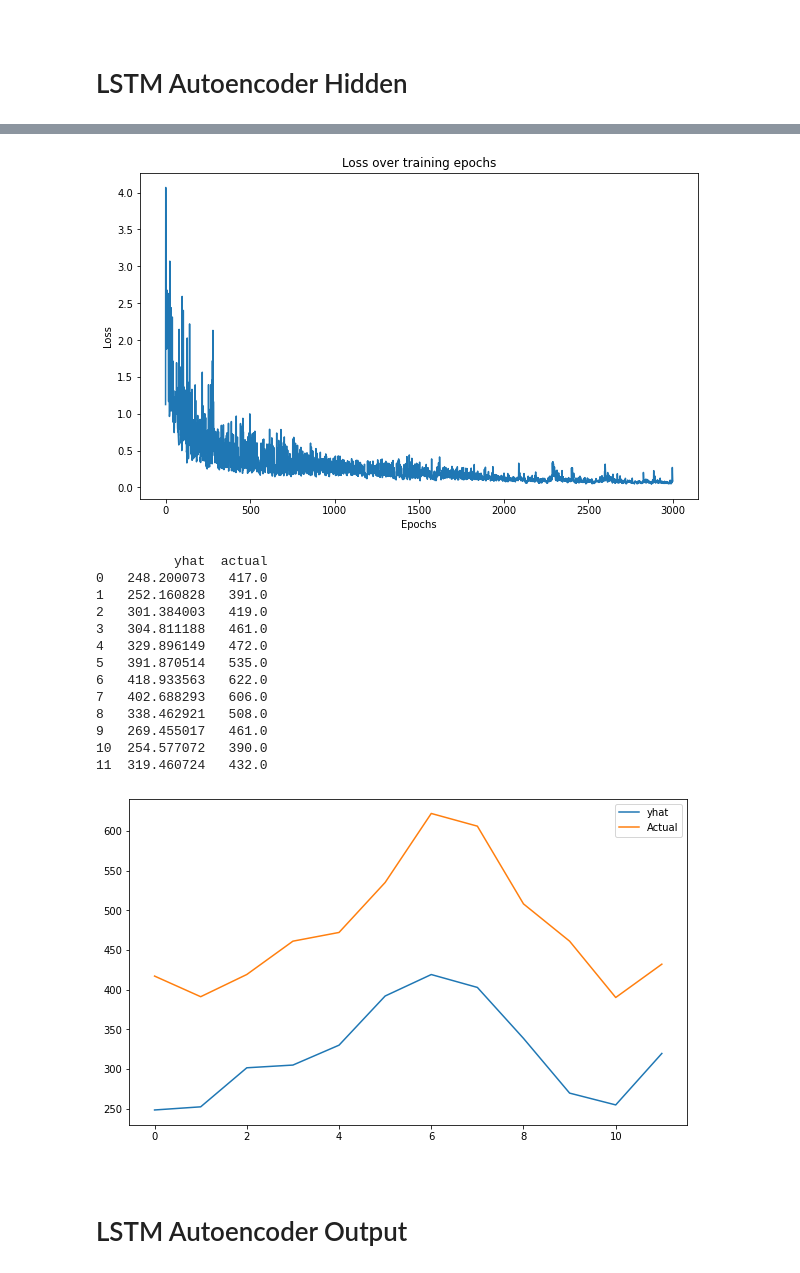
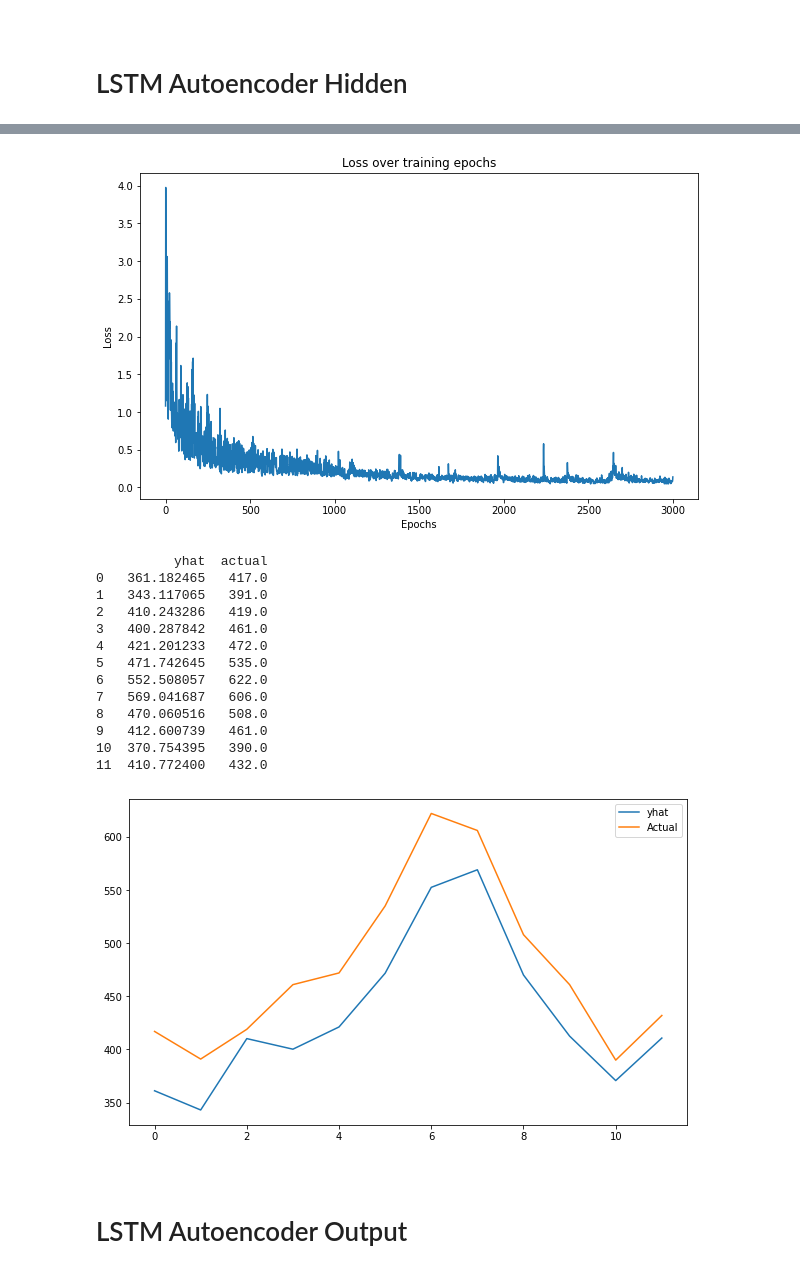
Before and after one commit to dunnohow/LSTM_Autoencoder, a Jupyter notebook: Flight_seq2seq_experiment.ipynb, the cells around one changed output, grey strips where cells are left out. Cells and saved outputs as stored; diff of their text form; code cells hidden in the pictures.

```diff
--- a/Flight_seq2seq_experiment.ipynb
+++ b/Flight_seq2seq_experiment.ipynb
@@ -223,23 +231,24 @@ class Encoder(nn.Module):
 
     self.rnn1 = nn.LSTM(
       input_size=n_features,
-      hidden_size=self.hidden_dim,
+      hidden_size=self.hidden_dim // 2,
       num_layers=1,
-      batch_first=True
+      batch_first=True,
+      bidirectional = True # Doubles the hidden_dim
     )
 
     self.rnn2 = nn.LSTM(
       input_size=self.hidden_dim,
       hidden_size=embedding_dim,
       num_layers=1,
-      batch_first=True
+      batch_first=True,
+      bidirectional = False
     )
 
   def forward(self, x):
 
     x, (_, _) = self.rnn1(x)
     x, (hidden_n, _) = self.rnn2(x)
-
     return hidden_n.reshape((self.n_features, self.embedding_dim))
 # %%
 class Decoder(nn.Module):
@@ -334,5 +358,5 @@ def train_model(model, train_dataset, n_epochs):
     plt.show()
     return model.eval(), history
 # %%
-model, history = train_model(model1, train_loader, epochs)
+model, history = train_model(model1, train_loader, 3000)
 # %% [output]
@@ -356,2 +380,2 @@ Epoch 3000: train loss 0.08733553100715984
-[figure, old version]
+[figure, new version]
 # %%
@@ -369,25 +393,25 @@ pred = predict_test(test_data.reshape(1,-1,1), model, scaler)
 print(pred)
 # %% [output]
           yhat  actual
-0   248.200073   417.0
-1   252.160828   391.0
-2   301.384003   419.0
-3   304.811188   461.0
-4   329.896149   472.0
-5   391.870514   535.0
-6   418.933563   622.0
-7   402.688293   606.0
-8   338.462921   508.0
-9   269.455017   461.0
-10  254.577072   390.0
-11  319.460724   432.0
+0   361.182465   417.0
+1   343.117065   391.0
+2   410.243286   419.0
+3   400.287842   461.0
+4   421.201233   472.0
+5   471.742645   535.0
+6   552.508057   622.0
+7   569.041687   606.0
+8   470.060516   508.0
+9   412.600739   461.0
+10  370.754395   390.0
+11  410.772400   432.0
 # %%
 plt.plot(pred.iloc[:,0], label = 'yhat')
 plt.plot(pred.iloc[:,1], label = 'Actual')
 plt.legend()
 plt.show()
 # %% [output]
-[figure, old version]
+[figure, new version]
 # %% [markdown]
 <br>
 
```
Also changed, not shown: parts of 24 cells of this notebook.
